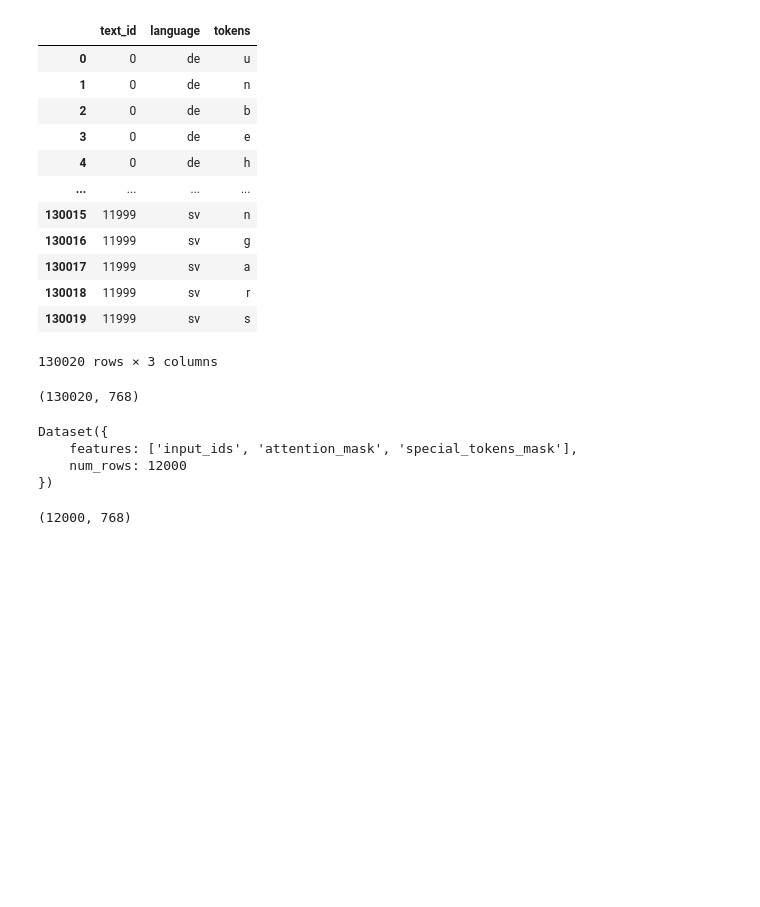
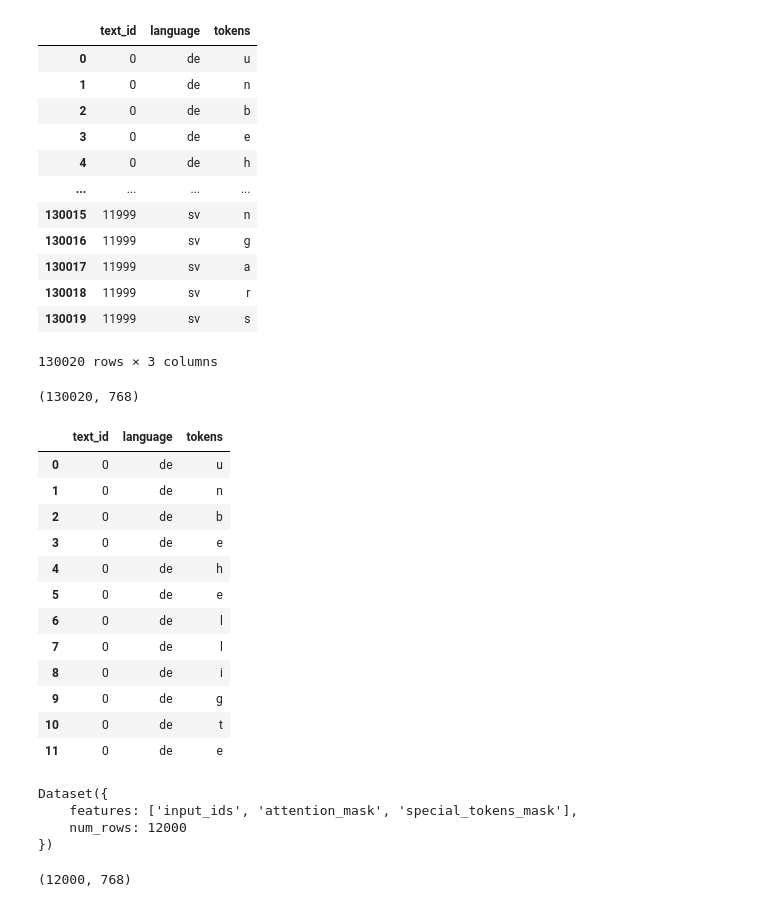
Before and after one commit to datasig-ac-uk/nlpsig, a Jupyter notebook: notebooks/alphabet_example/alphabet_analysis.ipynb, the cells around one changed output. Cells and saved outputs as stored; diff of their text form; code cells hidden in the pictures; blank space fills up the shorter version.

Commit message:
update on alphabet example using token emb

```diff
--- a/notebooks/alphabet_example/alphabet_analysis.ipynb
+++ b/notebooks/alphabet_example/alphabet_analysis.ipynb
@@ -236,6 +236,22 @@ token_embeddings = text_encoder.obtain_embeddings(method = "hidden_layer")
 token_embeddings.shape
 # %% [output]
 (130020, 768)
+# %%
+text_encoder.tokenized_df[text_encoder.tokenized_df["text_id"]==0]
+# %% [output]
+|  | text_id | language | tokens |
+| 0 | 0 | de | u |
+| 1 | 0 | de | n |
+| 2 | 0 | de | b |
+| 3 | 0 | de | e |
+| 4 | 0 | de | h |
+| 5 | 0 | de | e |
+| 6 | 0 | de | l |
+| 7 | 0 | de | l |
+| 8 | 0 | de | i |
+| 9 | 0 | de | g |
+| 10 | 0 | de | t |
+| 11 | 0 | de | e |
 # %%
 text_encoder.tokens
 # %% [output]
```
Also changed, not shown: parts of 8 cells of this notebook.
